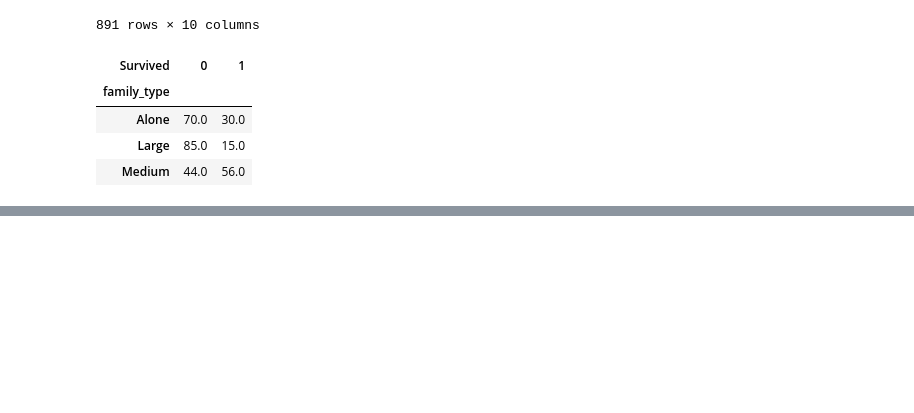
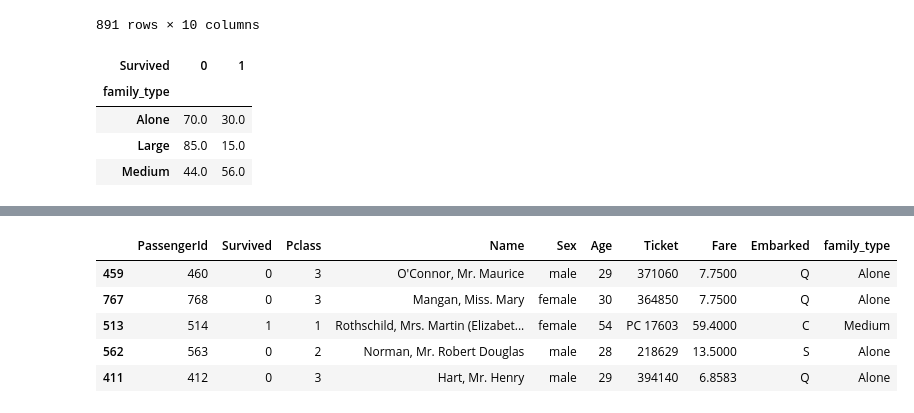
Before and after one commit to Ebratul/Python, a Jupyter notebook: ML/EDA_ON_Titanic.ipynb, the cells around one changed output, grey strips where cells are left out. Drawn from its saved outputs; the diff is of its cells as text; code cells hidden in the pictures; blank space fills up the shorter version.

```diff
--- a/ML/EDA_ON_Titanic.ipynb
+++ b/ML/EDA_ON_Titanic.ipynb
@@ -521,0 +573,9 @@ pd.crosstab(df['family_type'], df['Survived']).apply(lambda r : round((r/r.sum()
+# %%
+df.sample(5)
+# %% [output]
+|  | PassengerId | Survived | Pclass | Name | Sex | Age | Ticket | Fare | Embarked | family_type |
+| 459 | 460 | 0 | 3 | O'Connor, Mr. Maurice | male | 29 | 371060 | 7.7500 | Q | Alone |
+| 767 | 768 | 0 | 3 | Mangan, Miss. Mary | female | 30 | 364850 | 7.7500 | Q | Alone |
+| 513 | 514 | 1 | 1 | Rothschild, Mrs. Martin (Elizabet... | female | 54 | PC 17603 | 59.4000 | C | Medium |
+| 562 | 563 | 0 | 2 | Norman, Mr. Robert Douglas | male | 28 | 218629 | 13.5000 | S | Alone |
+| 411 | 412 | 0 | 3 | Hart, Mr. Henry | male | 29 | 394140 | 6.8583 | Q | Alone |
```
Also changed, not shown: parts of 12 cells of this notebook.
